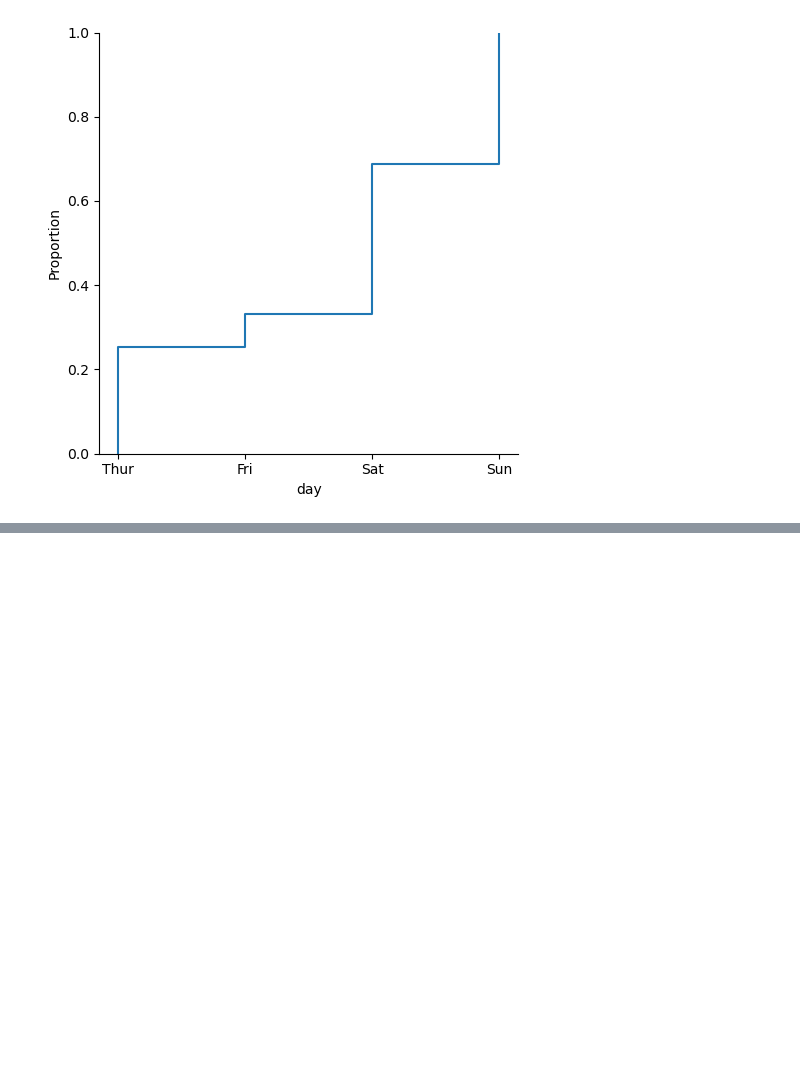
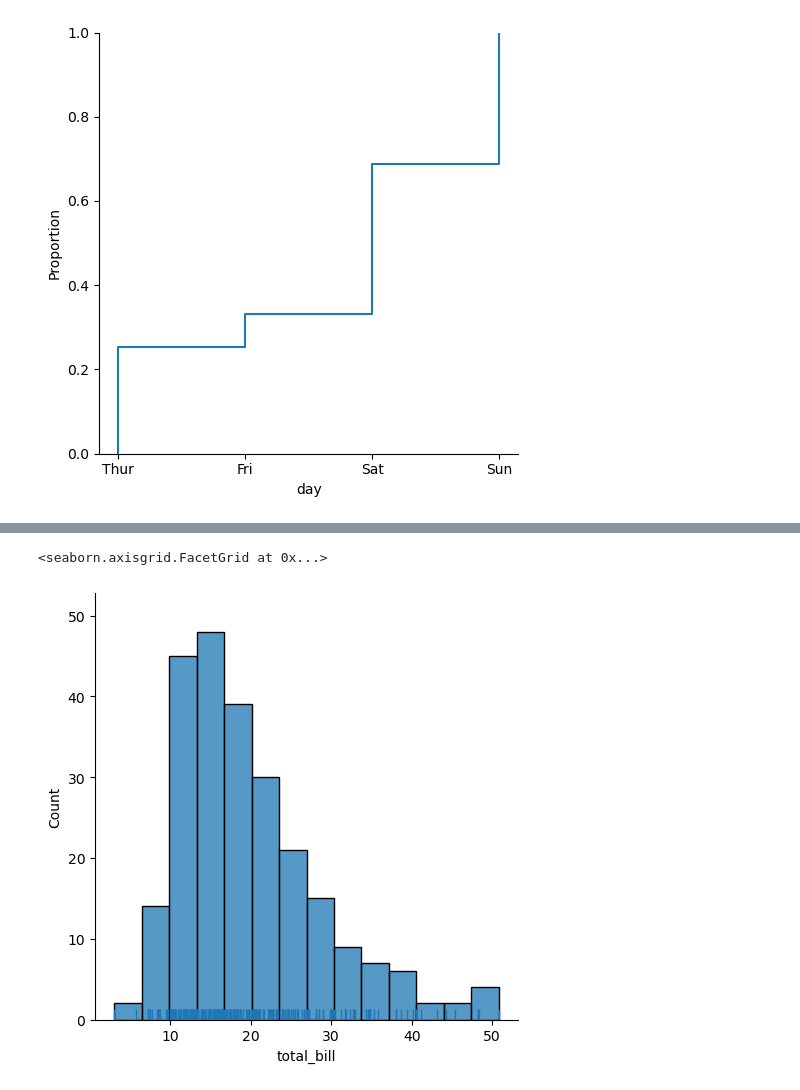
Before and after one commit to layla-focalors/pandas_learning, a Jupyter notebook: Lumine/Paimon.ipynb, the cells around one changed output, grey strips where cells are left out. Cells and saved outputs as stored; diff of their text form; code cells hidden in the pictures; blank space fills up the shorter version.

```diff
--- a/Lumine/Paimon.ipynb
+++ b/Lumine/Paimon.ipynb
@@ -1608,0 +1624,5 @@ sns.displot(df['day'], kind='ecdf')
+# %%
+sns.displot(df['total_bill'], kde=False, rug=True)
+# %% [output]
+<seaborn.axisgrid.FacetGrid at 0x...>
+[figure, added]
```
Also changed, not shown: parts of 46 cells of this notebook.
